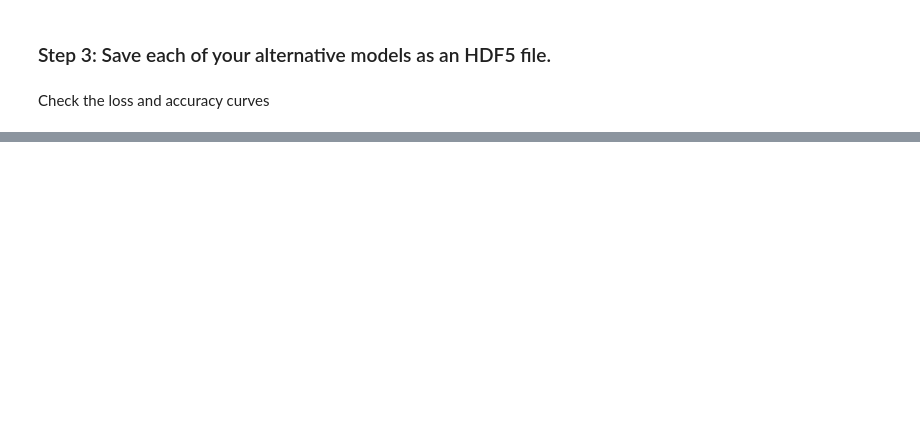
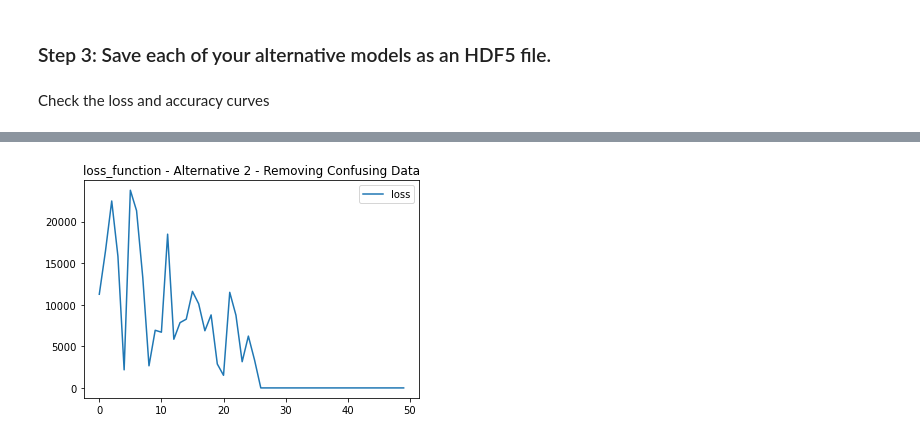
Before and after one commit to silvanoross/Predicting_Success, a Jupyter notebook: venture_funding_with_deep_learning.ipynb, the cells around one changed output, grey strips where cells are left out. Saved outputs shown, nothing was run; the diff lists cells and outputs as text; code cells hidden in the pictures; blank space fills up the shorter version.

```diff
--- a/venture_funding_with_deep_learning.ipynb
+++ b/venture_funding_with_deep_learning.ipynb
@@ -605,6 +568,6 @@ encoded_reduced_df[:5]
 # %%
 # Reduce numerical variables
-numerical_variables_reduced = numerical_variables.drop(columns='STATUS').copy()
+numerical_variables_reduced = applicant_reduced_df.drop(columns=categorical_reduced).copy()
 numerical_variables_reduced
 # %% [output]
 |  | ASK_AMT | IS_SUCCESSFUL |
@@ -647,3 +610,6 @@ Do Not need to recreate y since it will be the same data
 # Create X_reduced df
 X_reduced = concatenated_reduced_df.drop(columns='IS_SUCCESSFUL').copy()
 X_reduced.head()
+
+# Crete y_reduced
+y_reduced = concatenated_reduced_df['IS_SUCCESSFUL']
@@ -658,6 +616,6 @@ X_reduced.head()
 # %%
 # Split the training data
-X_red_train, X_red_test, y_red_train, y__red_test = train_test_split(X_reduced, y, random_state=1)
+X_red_train, X_red_test, y_red_train, y_red_test = train_test_split(X_reduced, y_reduced, random_state=1)
 # %%
 # Create a standard scaler instance
 scaler_1 = StandardScaler()
@@ -741,4 +699,4 @@ _________________________________________________________________
 nn_A2.compile(loss='binary_crossentropy', optimizer='adam', metrics='accuracy')
 # %%
 # Fit the model
-nn_A2.fit(X_red_train, y_red_train, epochs=50)
+nn_A2_model = nn_A2.fit(X_red_train, y_red_train, epochs=50, verbose=0)
@@ -934,0 +876,8 @@ Check the loss and accuracy curves
+# %%
+# Plot the train function
+plt.plot(nn_A2_model.history["loss"])
+plt.title("loss_function - Alternative 2 - Removing Confusing Data")
+plt.legend(["loss"])
+plt.show()
+# %% [output]
+[figure, added]
```
Also changed, not shown: parts of 22 cells of this notebook, 10 other files.
